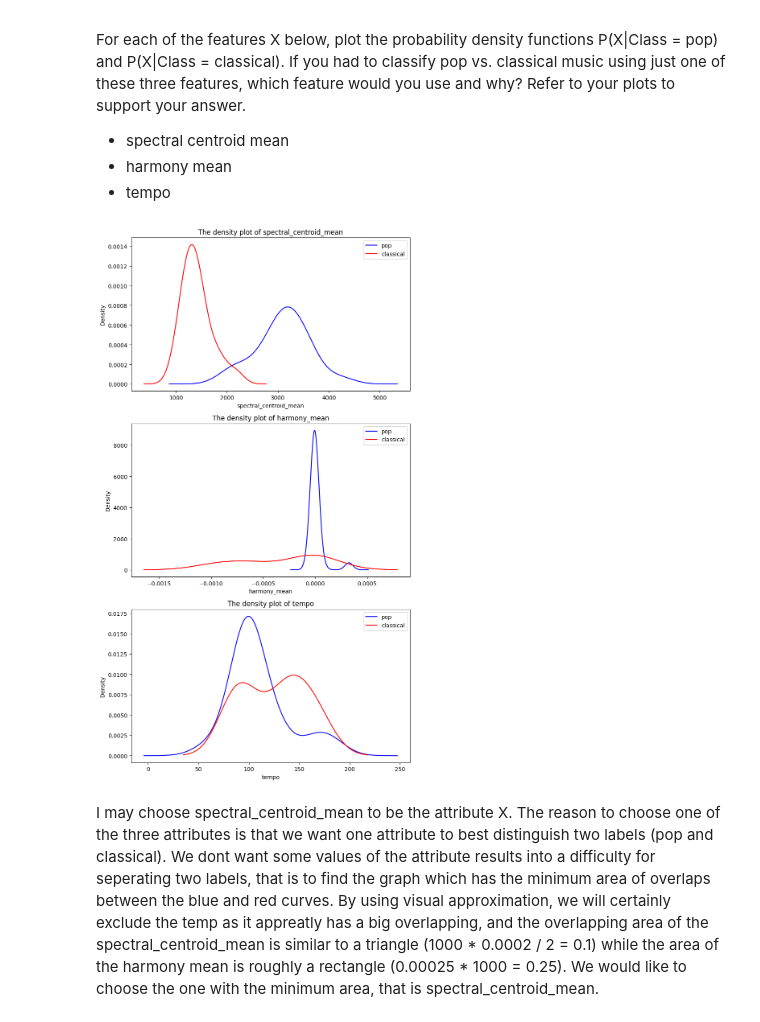
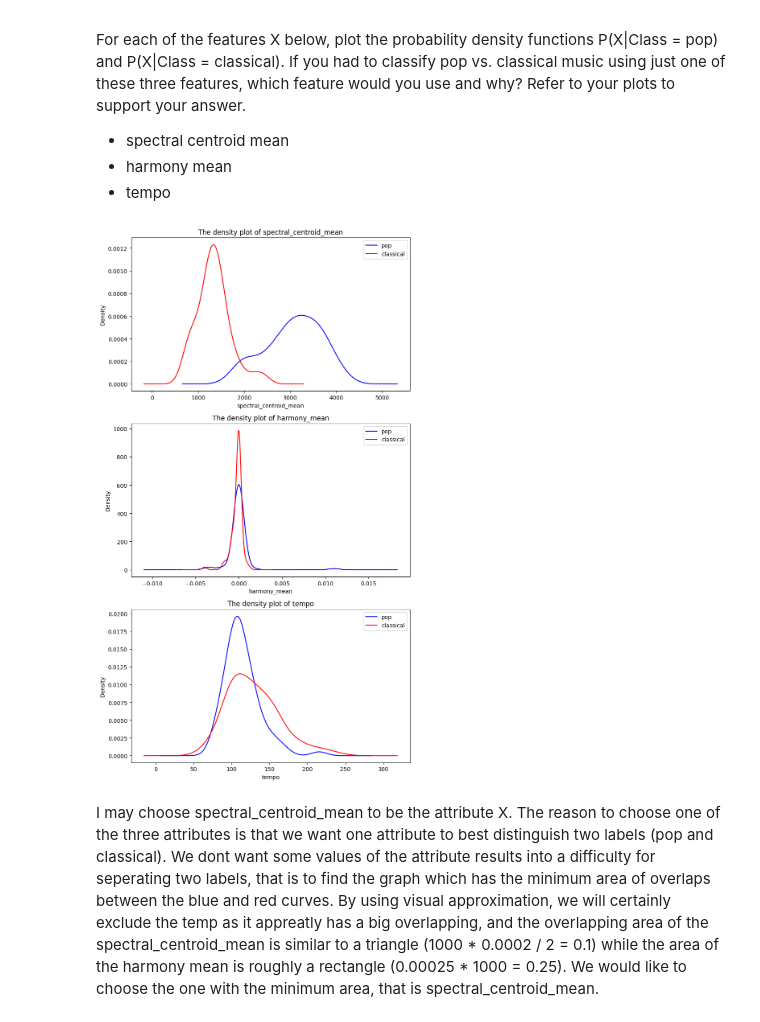
Before and after one commit to EasonXuUniMelb/ML_Ass1, a Jupyter notebook: COMP30027_2023_asst1_template.ipynb, the cells around one changed output. Drawn from its saved outputs; the diff is of its cells as text; code cells hidden in the pictures.

```diff
--- a/COMP30027_2023_asst1_template.ipynb
+++ b/COMP30027_2023_asst1_template.ipynb
@@ -188,38 +188,43 @@ For each of the features X below, plot the probability density functions P(X|Cla
 - harmony mean
 - tempo
 # %%
-X_test, y_test, test_data_df = preprocess(test_file)
+# X_test, y_test, test_data_df = preprocess(test_file)
 
-pop_data = test_data_df[test_data_df['label'] == 'pop']
-classical_data = test_data_df[test_data_df['label'] == 'classical']
+# pop_data = test_data_df[test_data_df['label'] == 'pop']
+# classical_data = test_data_df[test_data_df['label'] == 'classical']
+
+X_train, y_train, train_data_df = preprocess(train_file)
+
+pop_data = train_data_df[train_data_df['label'] == 'pop']
+classical_data = train_data_df[train_data_df['label'] == 'classical']
 
 custom_lines = [Line2D([0], [0], color="blue"),
                 Line2D([0], [0], color="red")]
 
 plt.figure(figsize=(8,14))
 
 # create a graph consists three sub density plots by using different attributes
 plt.subplot(311).legend(custom_lines, ['pop', 'classical'])
 pop_data.spectral_centroid_mean.plot.density(color='blue')
 classical_data.spectral_centroid_mean.plot.density(color='red')
 plt.xlabel("spectral_centroid_mean")
 plt.title("The density plot of spectral_centroid_mean")
 
 plt.subplot(312).legend(custom_lines, ['pop', 'classical'])
 pop_data.harmony_mean.plot.density(color='blue')
 classical_data.harmony_mean.plot.density(color='red')
 plt.xlabel("harmony_mean")
 plt.title("The density plot of harmony_mean")
 
 plt.subplot(313).legend(custom_lines, ['pop', 'classical'])
 pop_data.tempo.plot.density(color='blue')
 classical_data.tempo.plot.density(color='red')
 plt.xlabel("tempo")
 plt.title("The density plot of tempo")
 
 plt.tight_layout()
 # %% [output]
-[figure, old version]
+[figure, new version]
 # %% [markdown]
 I may choose spectral_centroid_mean to be the attribute X. The reason to choose one of the three attributes is that we want one attribute to best distinguish two labels (pop and classical). We dont want some values of the attribute results into a difficulty for seperating two labels, that is to find the graph which has the minimum area of overlaps between the blue and red curves. By using visual approximation, we will certainly exclude the temp as it appreatly has a big overlapping, and the overlapping area of the spectral_centroid_mean is similar to a triangle (1000 * 0.0002 / 2 = 0.1) while the area of the harmony mean is roughly a rectangle (0.00025 * 1000 = 0.25). We would like to choose the one with the minimum area, that is spectral_centroid_mean.
 # %% [markdown]
```
Also changed, not shown: parts of 5 cells of this notebook, 3 other files.
